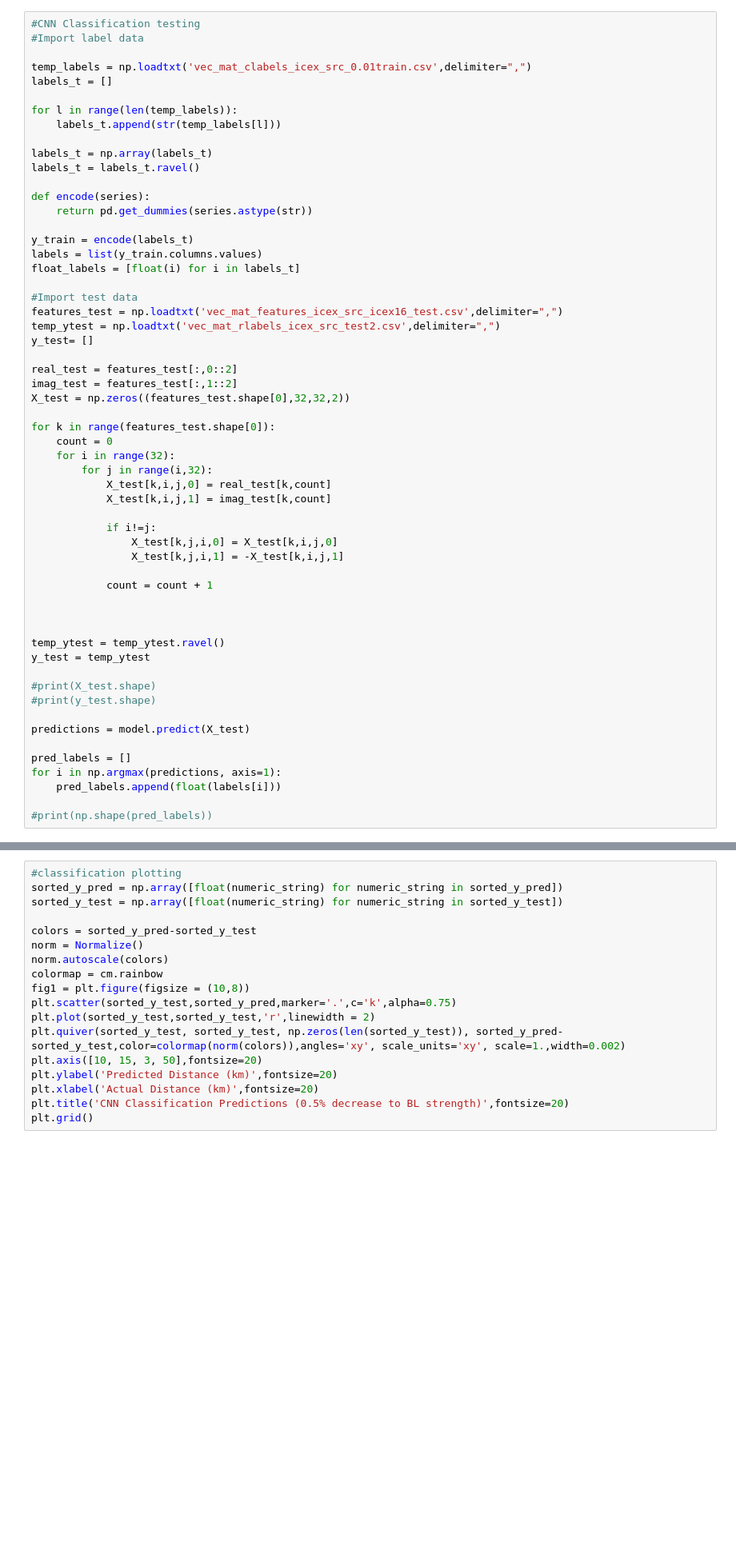
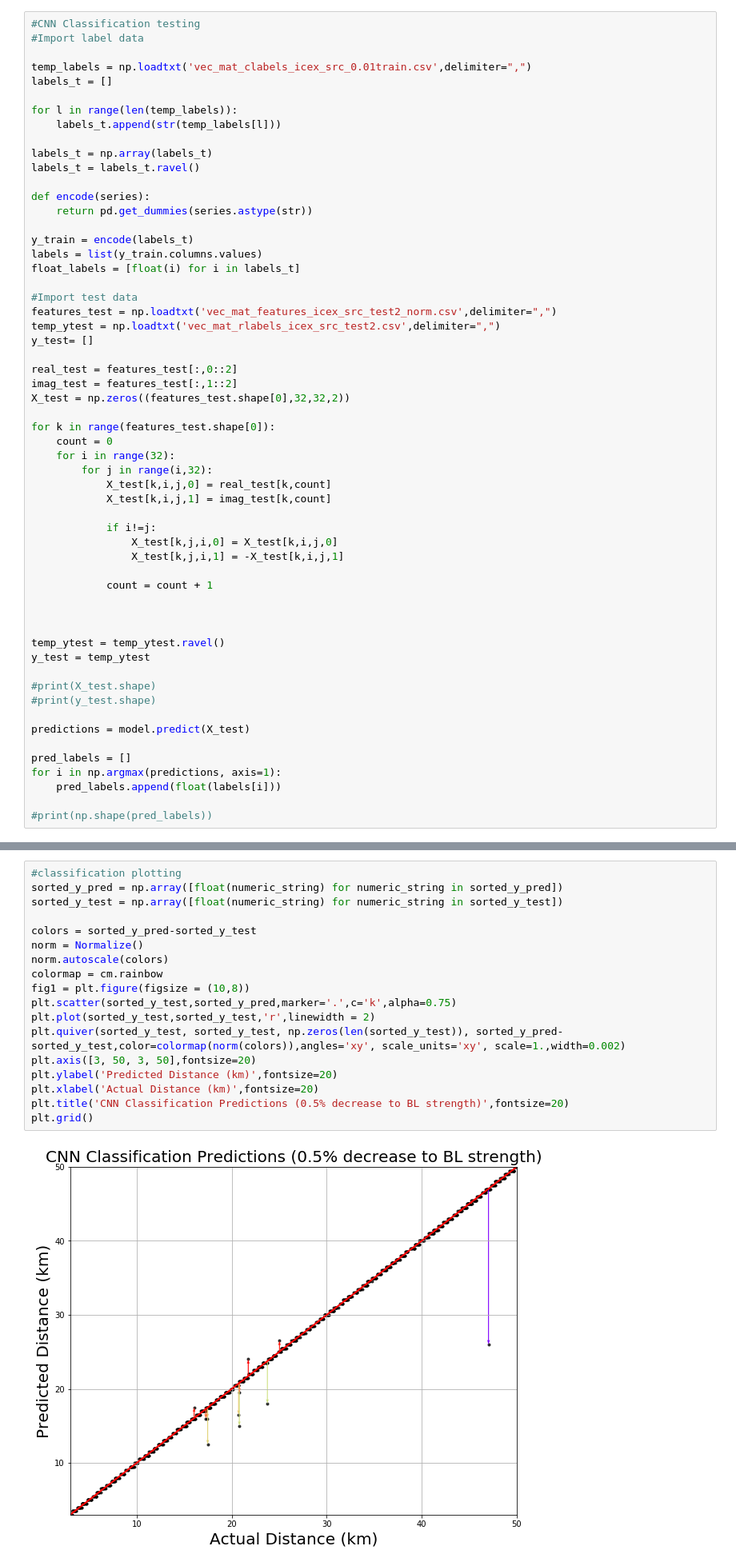
Before and after one commit to ruipo/Range_Est_ML, a Jupyter notebook: models/icex_load_model.ipynb, the cells around one changed output, grey strips where cells are left out. Shown at 80% size. Cells and saved outputs as stored; diff of their text form; blank space fills up the shorter version.

Commit message:
added figure plotting stuff

```diff
--- a/models/icex_load_model.ipynb
+++ b/models/icex_load_model.ipynb
@@ -37,7 +50,7 @@ labels = list(y_train.columns.values)
 float_labels = [float(i) for i in labels_t]
 
 #Import test data
-features_test = np.loadtxt('vec_mat_features_icex_src_icex16_test.csv',delimiter=",")
+features_test = np.loadtxt('vec_mat_features_icex_src_test2_norm.csv',delimiter=",")
 temp_ytest = np.loadtxt('vec_mat_rlabels_icex_src_test2.csv',delimiter=",")
 y_test= []
 
@@ -114,21 +135,23 @@ fig.savefig('cnnc_testh.png')
 # %%
 #classification plotting
 sorted_y_pred = np.array([float(numeric_string) for numeric_string in sorted_y_pred])
 sorted_y_test = np.array([float(numeric_string) for numeric_string in sorted_y_test])
 
 colors = sorted_y_pred-sorted_y_test
 norm = Normalize()
 norm.autoscale(colors)
 colormap = cm.rainbow
 fig1 = plt.figure(figsize = (10,8))
 plt.scatter(sorted_y_test,sorted_y_pred,marker='.',c='k',alpha=0.75)
 plt.plot(sorted_y_test,sorted_y_test,'r',linewidth = 2)
 plt.quiver(sorted_y_test, sorted_y_test, np.zeros(len(sorted_y_test)), sorted_y_pred-sorted_y_test,color=colormap(norm(colors)),angles='xy', scale_units='xy', scale=1.,width=0.002)
-plt.axis([10, 15, 3, 50],fontsize=20)
+plt.axis([3, 50, 3, 50],fontsize=20)
 plt.ylabel('Predicted Distance (km)',fontsize=20)
 plt.xlabel('Actual Distance (km)',fontsize=20)
 plt.title('CNN Classification Predictions (0.5% decrease to BL strength)',fontsize=20)
 plt.grid()
+# %% [output]
+[figure, added]
 # %%
 
 sorted_y_test[152]
```
Also changed, not shown: parts of 5 cells of this notebook, 9 other files.
